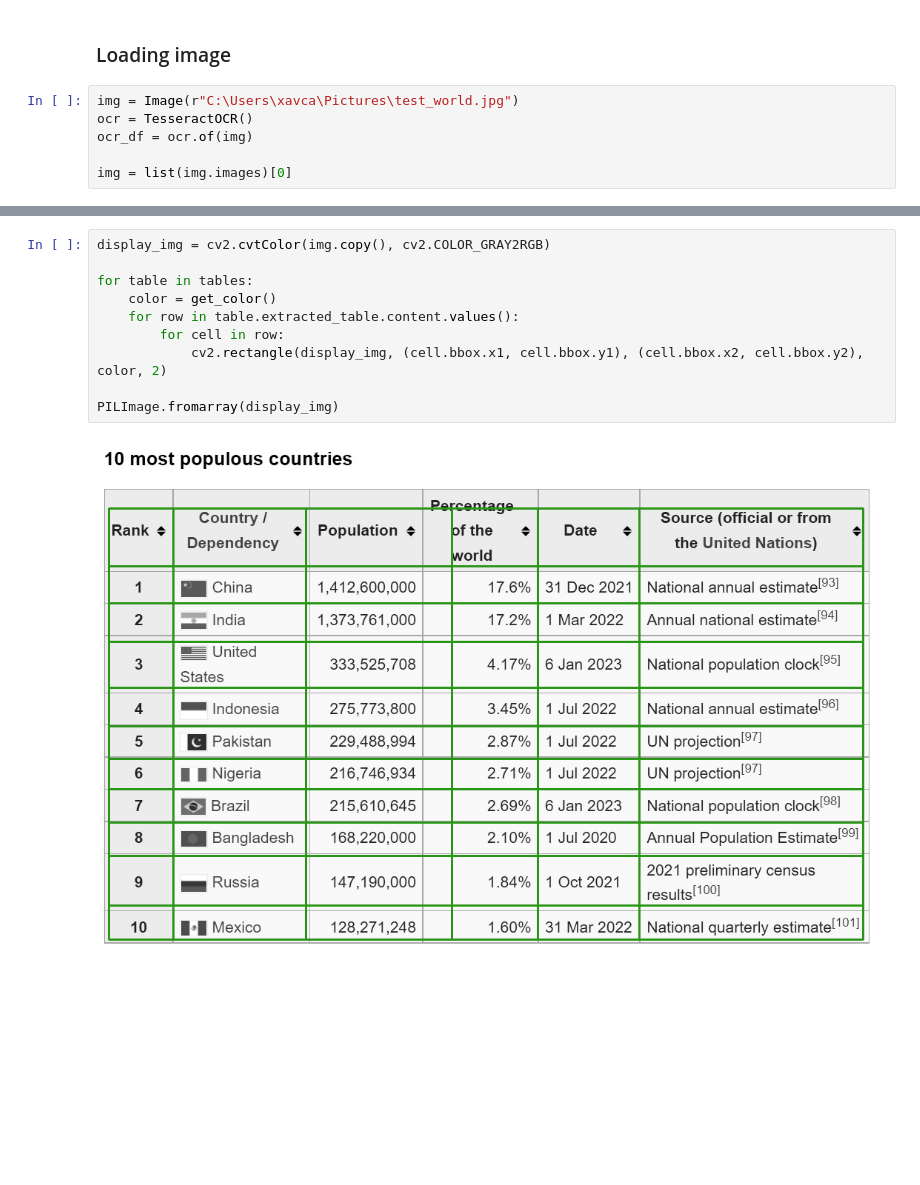
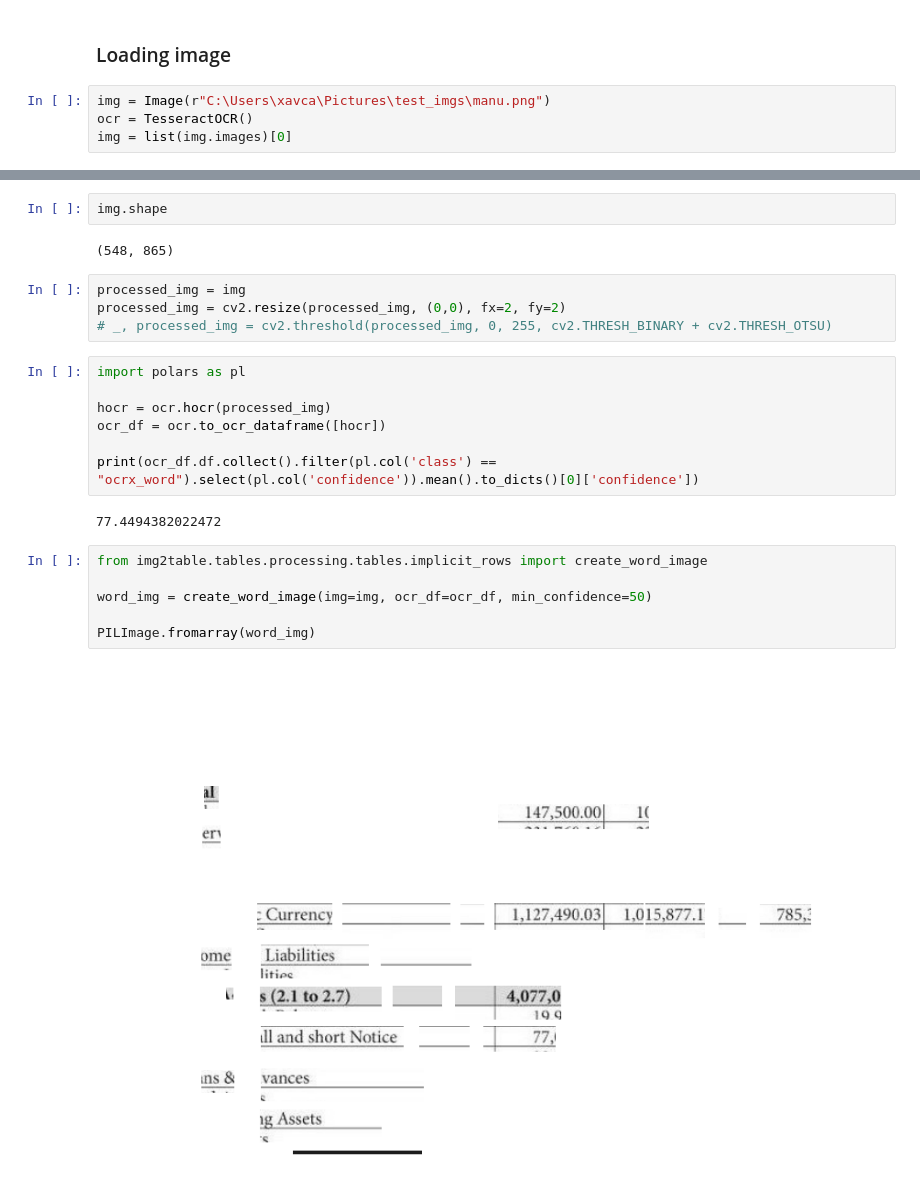
Before and after one commit to xavctn/img2table, a Jupyter notebook: examples/Test.ipynb, the cells around one changed output, grey strips where cells are left out. Drawn from its saved outputs; the diff is of its cells as text; blank space fills up the shorter version.

```diff
--- a/examples/Test.ipynb
+++ b/examples/Test.ipynb
@@ -18,8 +18,6 @@ def get_color():
 # %% [markdown]
 ### Loading image
 # %%
-img = Image(r"C:\Users\xavca\Pictures\test_world.jpg")
+img = Image(r"C:\Users\xavca\Pictures\test_imgs\manu.png")
 ocr = TesseractOCR()
-ocr_df = ocr.of(img)
-
 img = list(img.images)[0]
@@ -50,12 +24,25 @@ Bounding box: x1=17, y1=92, x2=1035, y2=674
-# %%
-display_img = cv2.cvtColor(img.copy(), cv2.COLOR_GRAY2RGB)
-
-for table in tables:
-    color = get_color()
-    for row in table.extracted_table.content.values():
-        for cell in row:
-            cv2.rectangle(display_img, (cell.bbox.x1, cell.bbox.y1), (cell.bbox.x2, cell.bbox.y2), color, 2)
-
-PILImage.fromarray(display_img)
-# %% [output]
-[figure, removed]
+# %%
+img.shape
+# %% [output]
+(548, 865)
+# %%
+processed_img = img
+processed_img = cv2.resize(processed_img, (0,0), fx=2, fy=2)
+# _, processed_img = cv2.threshold(processed_img, 0, 255, cv2.THRESH_BINARY + cv2.THRESH_OTSU)
+# %%
+import polars as pl
+
+hocr = ocr.hocr(processed_img)
+ocr_df = ocr.to_ocr_dataframe([hocr])
+
+print(ocr_df.df.collect().filter(pl.col('class') == "ocrx_word").select(pl.col('confidence')).mean().to_dicts()[0]['confidence'])
+# %% [output]
+77.4494382022472
+# %%
+from img2table.tables.processing.tables.implicit_rows import create_word_image
+
+word_img = create_word_image(img=img, ocr_df=ocr_df, min_confidence=50)
+
+PILImage.fromarray(word_img)
+# %% [output]
+[figure, added]
```
Also changed, not shown: parts of 2 cells of this notebook, 2 other files.
